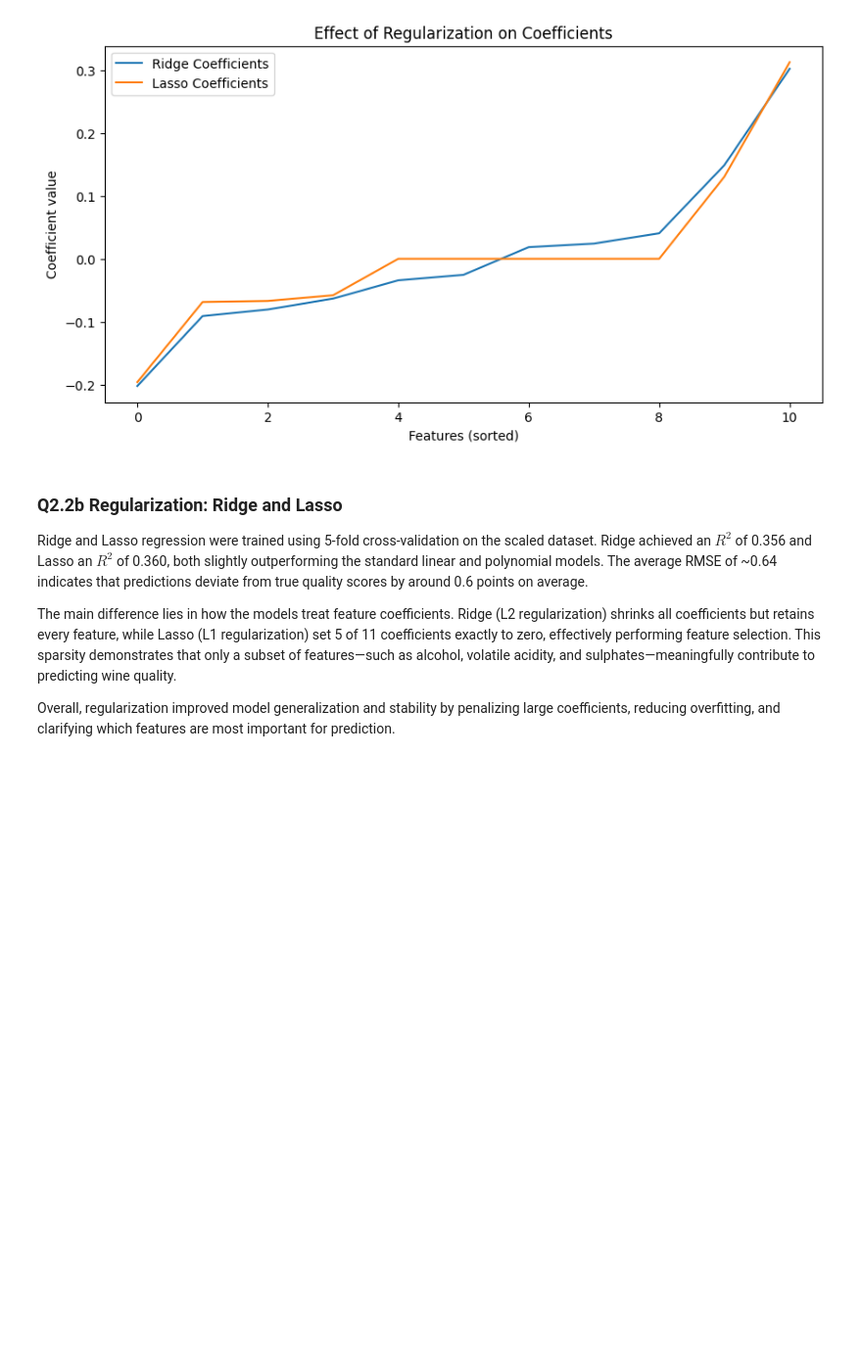
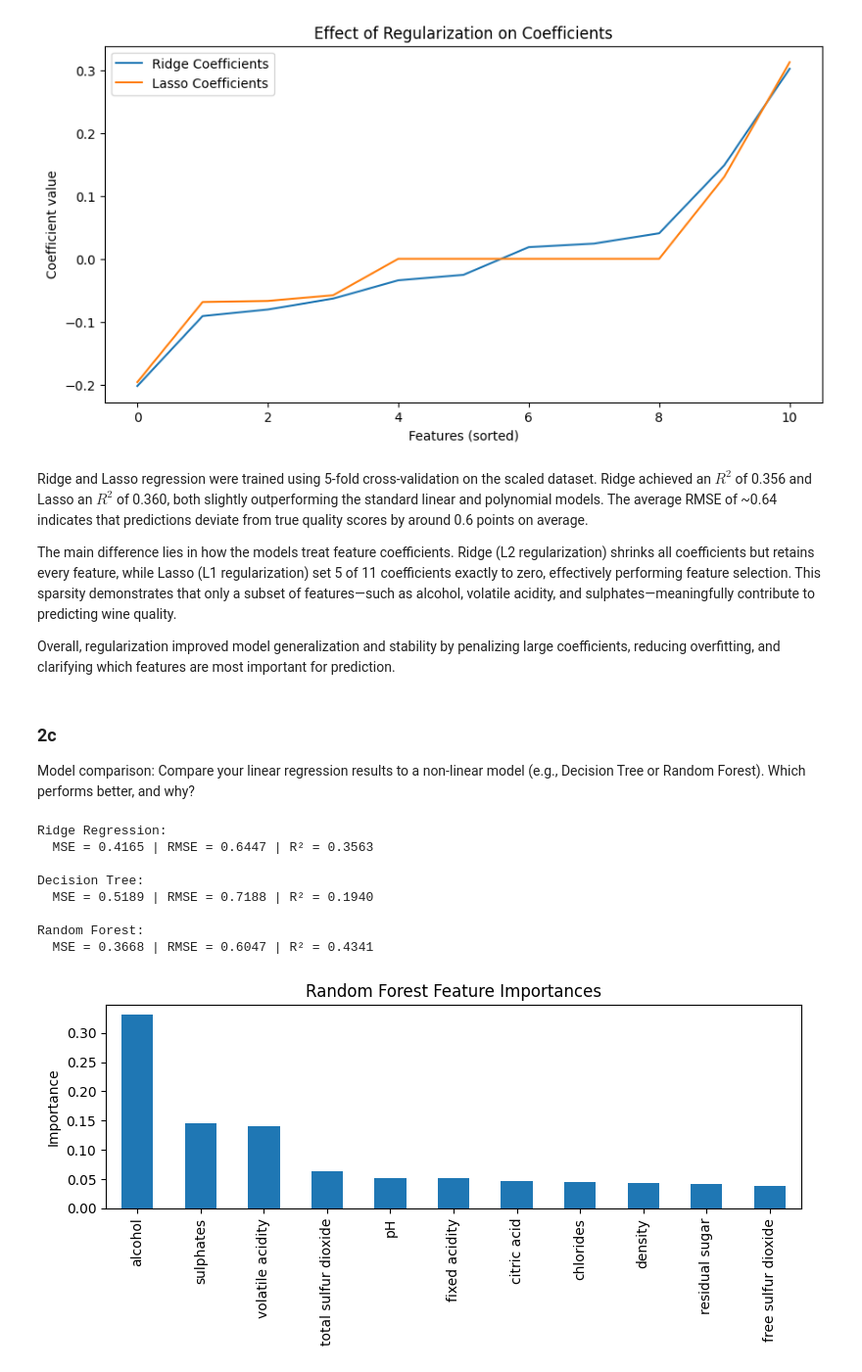
Before and after one commit to TheodorUtvik/idatg2208_assignment1, a Jupyter notebook: notebooks/exercise_2.ipynb, the cells around one changed output. Shown at 98% size. Cells and saved outputs as stored; diff of their text form; code cells hidden in the pictures; blank space fills up the shorter version.

```diff
--- a/notebooks/exercise_2.ipynb
+++ b/notebooks/exercise_2.ipynb
@@ -207,8 +207,6 @@ MSE  = 0.4145 | RMSE = 0.6430 | R² = 0.3601
 Non-zero coefficients: 6/11
 [figure]
 # %% [markdown]
-### Q2.2b Regularization: Ridge and Lasso
-
 Ridge and Lasso regression were trained using 5-fold cross-validation on the
 scaled dataset. Ridge achieved an $R^2$ of 0.356 and Lasso an $R^2$ of 0.360, both
 slightly outperforming the standard linear and polynomial models. The average
@@ -225,3 +223,78 @@ wine quality.
 Overall, regularization improved model generalization and stability by penalizing
 large coefficients, reducing overfitting, and clarifying which features are most
 important for prediction.
+# %% [markdown]
+### 2c
+
+Model comparison: Compare your linear regression results to a non-linear
+model (e.g., Decision Tree or Random Forest). Which performs better, and
+why?
+# %%
+
+from sklearn.tree import DecisionTreeRegressor
+from sklearn.ensemble import RandomForestRegressor
+
+# Using same scaled features (X_scaled) and target (y)
+kf = KFold(n_splits=5, shuffle=True, random_state=42)
+
+def evaluate_regressor(model, X_data, y_data): # Function to evaluate regression model with cross-validation
+    mse_scores, rmse_scores, r2_scores = [], [], []
+    for train_idx, test_idx in kf.split(X_data):
+        X_train, X_test = X_data[train_idx], X_data[test_idx]
+        y_train, y_test = y_data[train_idx], y_data[test_idx]
+
+        # Fit model
+        model.fit(X_train, y_train)
+        y_pred = model.predict(X_test)
+
+        # Calculate metrics
+        mse = mean_squared_error(y_test, y_pred)
+        rmse = np.sqrt(mse)
+        r2 = r2_score(y_test, y_pred)
+
+        # Store metrics
+        mse_scores.append(mse)
+        rmse_scores.append(rmse)
+        r2_scores.append(r2)
+
+    return np.mean(mse_scores), np.mean(rmse_scores), np.mean(r2_scores)
+
+# Models
+ridge = Ridge(alpha=1.0, random_state=42) # L2 regularization
+tree = DecisionTreeRegressor(max_depth=6, random_state=42) # max_depth to prevent overfitting
+forest = RandomForestRegressor(n_estimators=100, max_depth=8, random_state=42) # Ensemble of trees to reduce overfitting
+
+# Evaluating models
+ridge_mse, ridge_rmse, ridge_r2 = evaluate_regressor(ridge, X_scaled, y.values)
+tree_mse, tree_rmse, tree_r2 = evaluate_regressor(tree, X_scaled, y.values)
+forest_mse, forest_rmse, forest_r2 = evaluate_regressor(forest, X_scaled, y.values)
+
+print("Ridge Regression:")
+print(f"  MSE = {ridge_mse:.4f} | RMSE = {ridge_rmse:.4f} | R² = {ridge_r2:.4f}")
+
+print("\nDecision Tree:")
+print(f"  MSE = {tree_mse:.4f} | RMSE = {tree_rmse:.4f} | R² = {tree_r2:.4f}")
+
+print("\nRandom Forest:")
+print(f"  MSE = {forest_mse:.4f} | RMSE = {forest_rmse:.4f} | R² = {forest_r2:.4f}")
+
+# Feature importance plot for the Random Forest
+forest.fit(X_scaled, y)
+importances = pd.Series(forest.feature_importances_, index=X.columns).sort_values(ascending=False)
+
+plt.figure(figsize=(8,4))
+importances.plot(kind="bar") # Bar plot of feature importances
+plt.title("Random Forest Feature Importances")
+plt.ylabel("Importance")
+plt.tight_layout()
+plt.show()
+# %% [output]
+Ridge Regression:
+  MSE = 0.4165 | RMSE = 0.6447 | R² = 0.3563
+
+Decision Tree:
+  MSE = 0.5189 | RMSE = 0.7188 | R² = 0.1940
+
+Random Forest:
+  MSE = 0.3668 | RMSE = 0.6047 | R² = 0.4341
+[figure, added]
```
Also changed, not shown: parts of 1 cell of this notebook.
